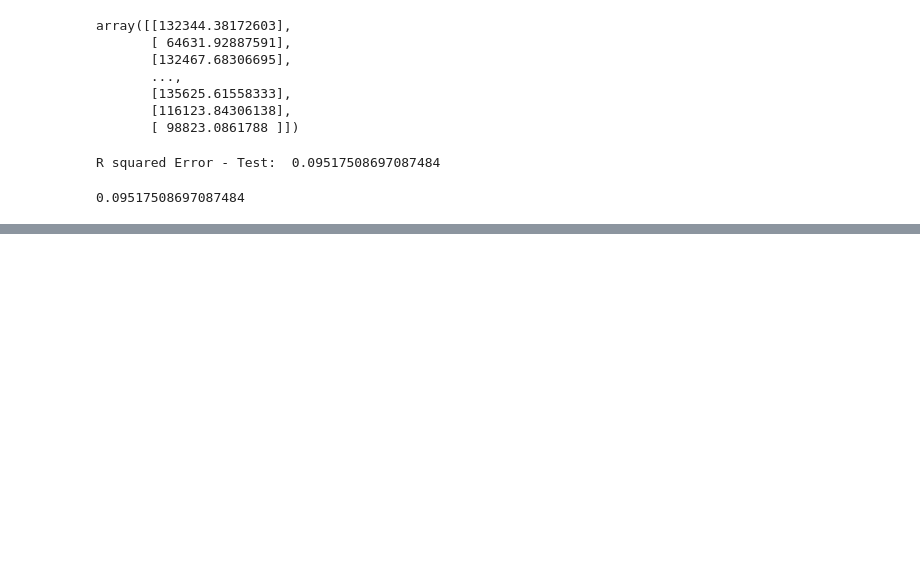
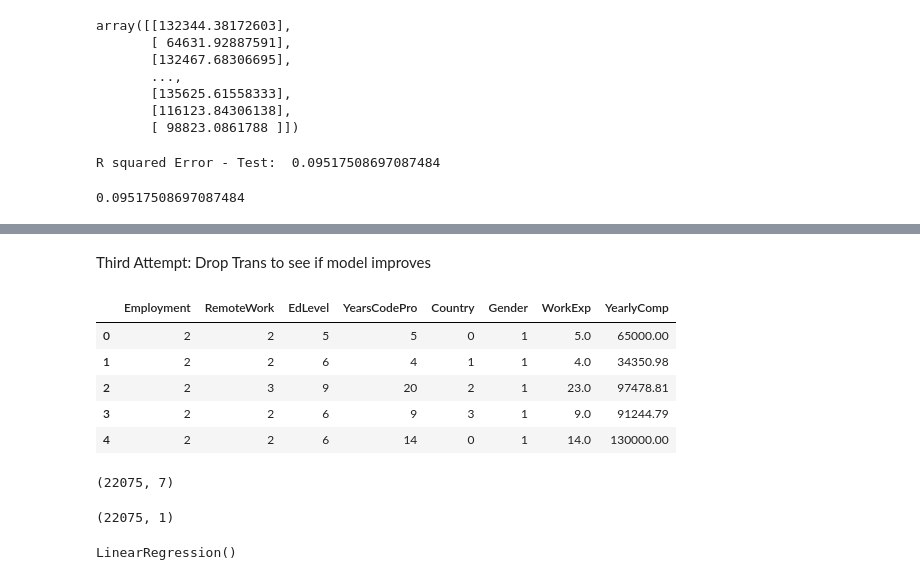
Before and after one commit to ColonShort/Project-4, a Jupyter notebook: Survey Results.ipynb, the cells around one changed output, grey strips where cells are left out. Drawn from its saved outputs; the diff is of its cells as text; code cells hidden in the pictures; blank space fills up the shorter version.

```diff
--- a/Survey Results.ipynb
+++ b/Survey Results.ipynb
@@ -679,0 +711,12 @@ plt.figure(figsize=(10,8))
+# %% [markdown]
+Third Attempt: Drop Trans to see if model improves
+# %%
+clean_df.drop(columns=["Trans"], axis=1, inplace=True)
+clean_df.head()
+# %% [output]
+|  | Employment | RemoteWork | EdLevel | YearsCodePro | Country | Gender | WorkExp | YearlyComp |
+| 0 | 2 | 2 | 5 | 5 | 0 | 1 | 5.0 | 65000.00 |
+| 1 | 2 | 2 | 6 | 4 | 1 | 1 | 4.0 | 34350.98 |
+| 2 | 2 | 3 | 9 | 20 | 2 | 1 | 23.0 | 97478.81 |
+| 3 | 2 | 2 | 6 | 9 | 3 | 1 | 9.0 | 91244.79 |
+| 4 | 2 | 2 | 6 | 14 | 0 | 1 | 14.0 | 130000.00 |
@@ -679,0 +729,15 @@ plt.figure(figsize=(10,8))
+# %%
+X2.shape
+# %% [output]
+(22075, 7)
+# %%
+y2.shape
+# %% [output]
+(22075, 1)
+# %%
+# loading the linear regression model
+lin_reg_model2 = LinearRegression()
+# Now we can fit the model to our dataset
+lin_reg_model2.fit(X_train2, Y_train2)
+# %% [output]
+LinearRegression()
```
Also changed, not shown: parts of 40 cells of this notebook.
